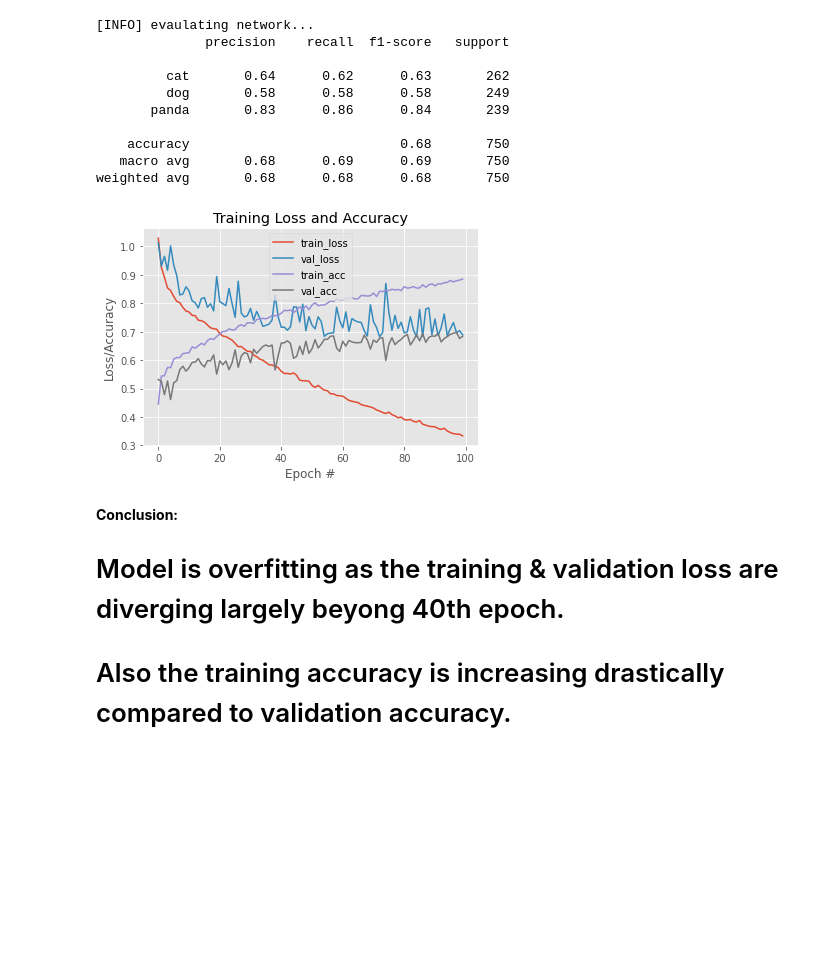
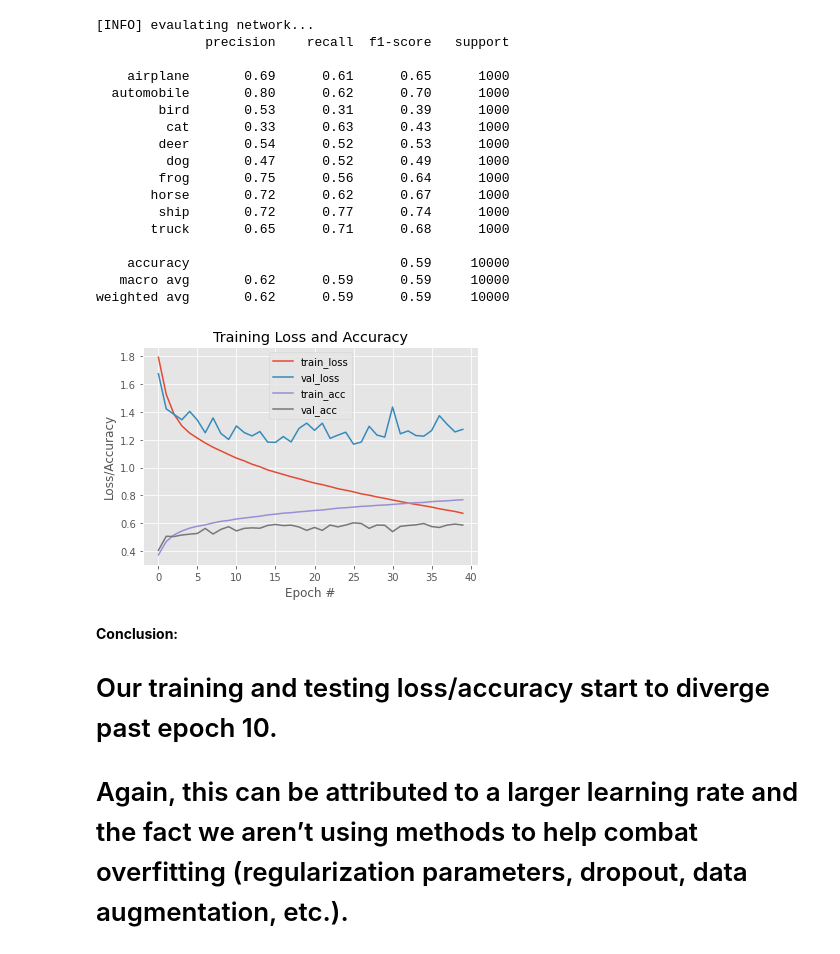
Before and after one commit to yashraj02/CNN, a Jupyter notebook: Animals_ShallowNet.ipynb, the cells around one changed output. Cells and saved outputs as stored; diff of their text form; code cells hidden in the pictures; blank space fills up the shorter version.

```diff
--- a/Animals_ShallowNet.ipynb
+++ b/Animals_ShallowNet.ipynb
@@ -5,11 +0,0 @@ import os
-# %%
-width = 0
-height = 0
-interpolation_obj = None
-
-def simplePreprocessor(w, h, inter=cv.INTER_AREA):
-  global width,height,interpolation_obj
-  width,height,interpolation_obj = w,h,inter
-
-def preprocess(image):
-  return cv.resize(image, (width, height),interpolation=interpolation_obj)
@@ -101,0 +37,4 @@ test_y = LabelBinarizer().fit_transform(test_y)
+# %%
+(x_train, y_train), (x_test, y_test) = cifar10.load_data()
+x_train = x_train.astype('float')/255.0
+x_test = x_test.astype('float')/255.0
@@ -102,10 +45,14 @@ test_y = LabelBinarizer().fit_transform(test_y)
+# %%
+lb = LabelBinarizer()
+y_train = lb.fit_transform(y_train)
+y_test = lb.transform(y_test)
 # %%
 print("[INFO] compiling model...")
-opti = SGD(lr=0.005)
-model = shallowNet_model(32,32,3,3)
+opti = SGD(lr=0.01)
+model = shallowNet_model(32,32,3,10)
 model.compile(loss="categorical_crossentropy", optimizer=opti, metrics=['accuracy'])
 
 print("[INFO] Training the Network...")
-H = model.fit(train_x, train_y, validation_data=(test_x,test_y), batch_size=32, epochs=100 ,verbose=1)
+H = model.fit(x_train, y_train, validation_data=(x_test,y_test), epochs=40, batch_size=32 ,verbose=1)
 # %% [output]
 [INFO] compiling model...
@@ -128,34 +75,42 @@ Epoch 100/100
 # %%
 print("[INFO] evaulating network...")
-predictions = model.predict(test_x,batch_size=32)
-print(classification_report(test_y.argmax(axis=1),predictions.argmax(axis=1),target_names=["cat","dog","panda"]))
+predictions = model.predict(x_test,batch_size=32)
+print(classification_report(y_test.argmax(axis=1),predictions.argmax(axis=1),target_names=["airplane", "automobile", "bird", "cat", "deer",
+                                                                                           "dog", "frog", "horse", "ship", "truck"]))
 # %% [output]
 [INFO] evaulating network...
               precision    recall  f1-score   support
 
-         cat       0.64      0.62      0.63       262
-         dog       0.58      0.58      0.58       249
-       panda       0.83      0.86      0.84       239
+    airplane       0.69      0.61      0.65      1000
+  automobile       0.80      0.62      0.70      1000
+        bird       0.53      0.31      0.39      1000
+         cat       0.33      0.63      0.43      1000
+        deer       0.54      0.52      0.53      1000
+         dog       0.47      0.52      0.49      1000
+        frog       0.75      0.56      0.64      1000
+       horse       0.72      0.62      0.67      1000
+        ship       0.72      0.77      0.74      1000
+       truck       0.65      0.71      0.68      1000
 
-    accuracy                           0.68       750
-   macro avg       0.68      0.69      0.69       750
-weighted avg       0.68      0.68      0.68       750
+    accuracy                           0.59     10000
+   macro avg       0.62      0.59      0.59     10000
+weighted avg       0.62      0.59      0.59     10000
 # %%
 import matplotlib.pyplot as plt
 plt.style.use("ggplot")
 plt.figure()
-plt.plot(np.arange(0, 100), H.history["loss"], label="train_loss")
-plt.plot(np.arange(0, 100), H.history["val_loss"], label="val_loss")
-plt.plot(np.arange(0, 100), H.history["accuracy"], label="train_acc")
-plt.plot(np.arange(0, 100), H.history["val_accuracy"], label="val_acc")
+plt.plot(np.arange(0, 40), H.history["loss"], label="train_loss")
+plt.plot(np.arange(0, 40), H.history["val_loss"], label="val_loss")
+plt.plot(np.arange(0, 40), H.history["accuracy"], label="train_acc")
+plt.plot(np.arange(0, 40), H.history["val_accuracy"], label="val_acc")
 plt.title("Training Loss and Accuracy")
 plt.xlabel("Epoch #")
 plt.ylabel("Loss/Accuracy")
 plt.legend()
 plt.show()
 # %% [output]
-[figure, old version]
+[figure, new version]
-# %% [markdown]
-**Conclusion:**
-# Model is overfitting as the training & validation loss are diverging largely beyong 40th epoch.
-# Also the training accuracy is increasing drastically compared to validation accuracy.
+# %% [markdown]
+**Conclusion:**
+#  Our training and testing loss/accuracy start to diverge past epoch 10.
+#  Again, this can be attributed to a larger learning rate and the fact we aren’t using methods to help combat overfitting (regularization parameters, dropout, data augmentation, etc.).
```
Also changed, not shown: parts of 15 cells of this notebook.
